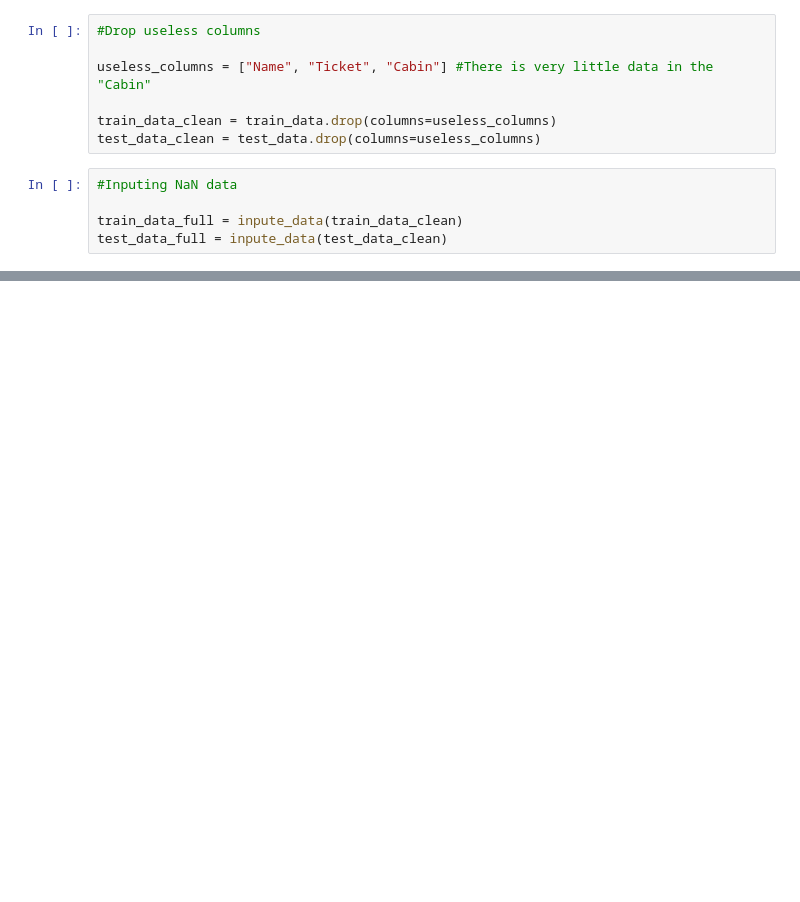
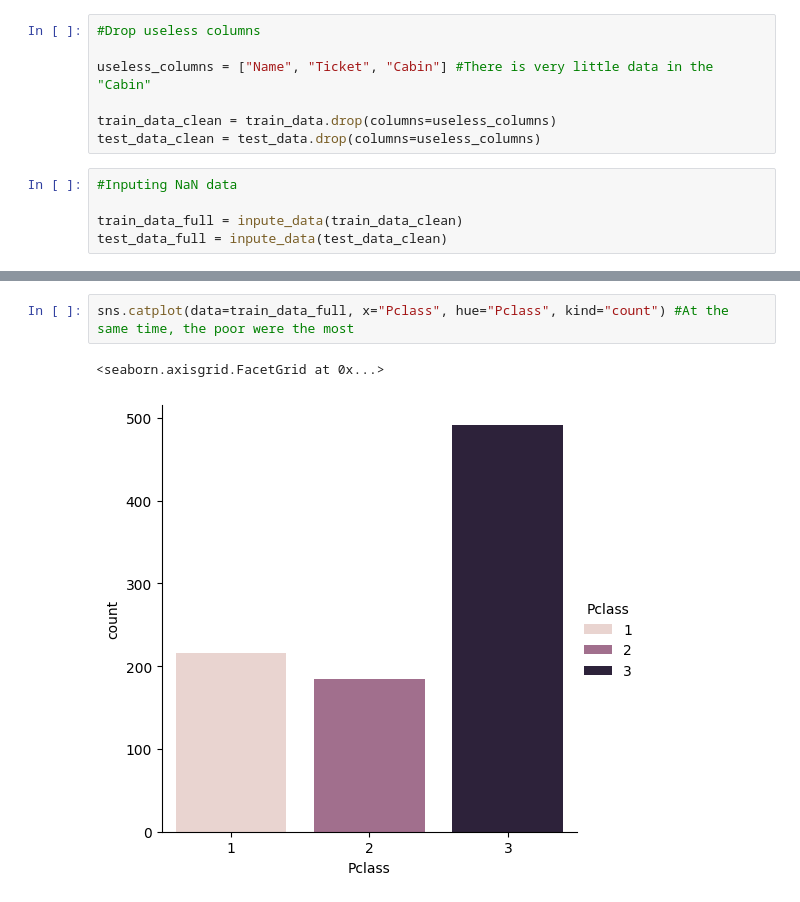
Before and after one commit to Kaysjg/Naf-Kaydes, a Jupyter notebook: main.ipynb, the cells around one changed output, grey strips where cells are left out. Drawn from its saved outputs; the diff is of its cells as text; blank space fills up the shorter version.

```diff
--- a/main.ipynb
+++ b/main.ipynb
@@ -33,0 +94,5 @@ test_data_full = inpute_data(test_data_clean)
+# %%
+sns.catplot(data=train_data_full, x="Pclass", hue="Pclass", kind="count") #At the same time, the poor were the most
+# %% [output]
+<seaborn.axisgrid.FacetGrid at 0x...>
+[figure, added]
```
Also changed, not shown: parts of 11 cells of this notebook, 5 other files.
